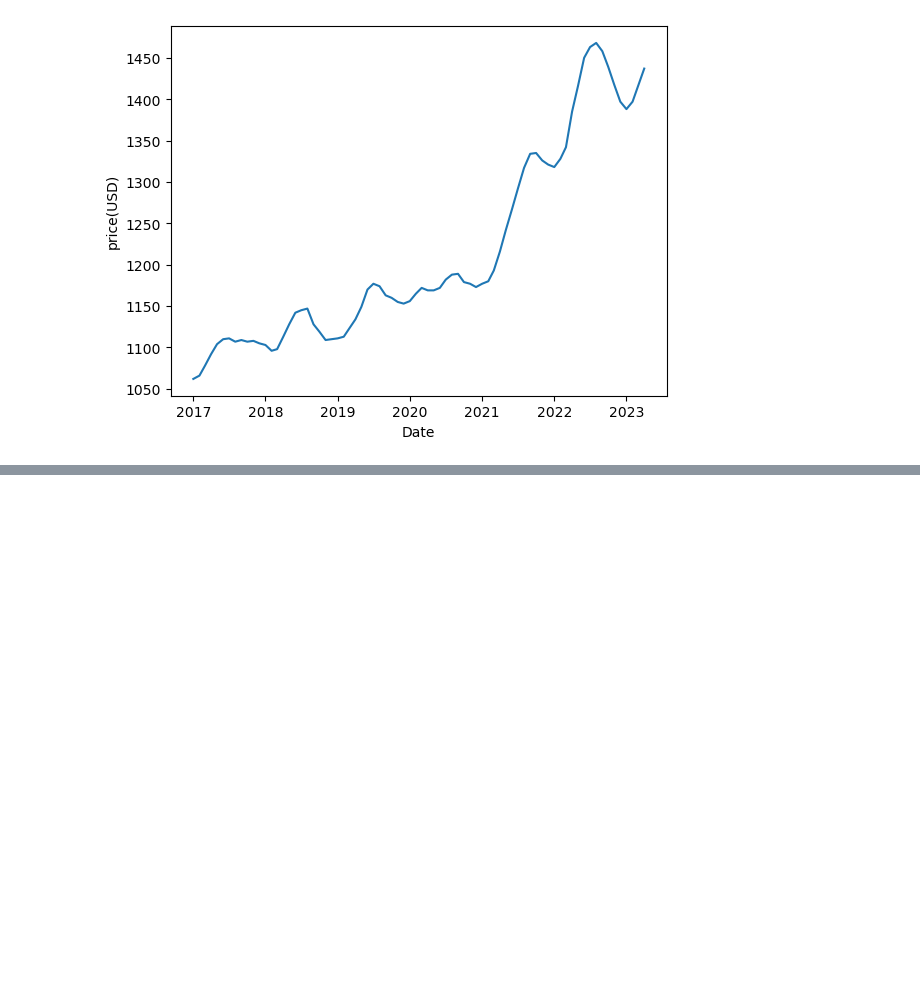
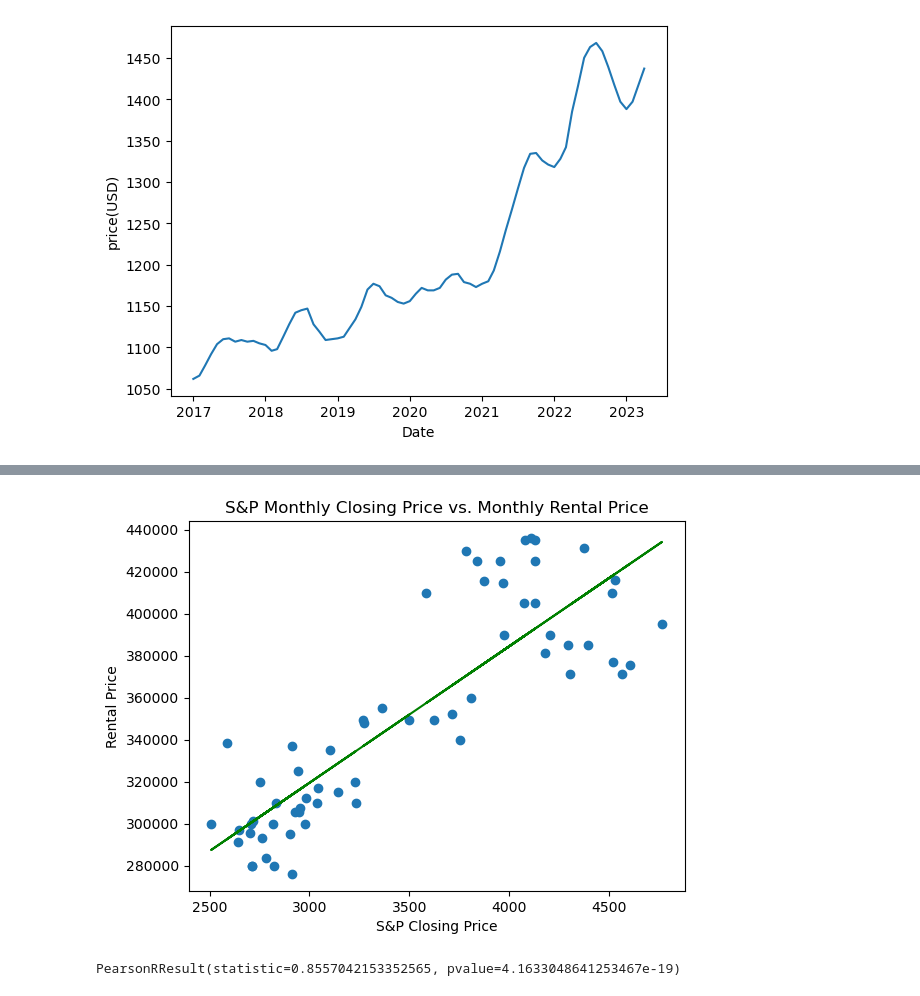
Before and after one commit to SamuelTHaynes/Bootcamp_Housing_Analysis, a Jupyter notebook: Johnson County Median Rent analysis.ipynb, the cells around one changed output, grey strips where cells are left out. Saved outputs shown, nothing was run; the diff lists cells and outputs as text; code cells hidden in the pictures; blank space fills up the shorter version.

```diff
--- a/Johnson County Median Rent analysis.ipynb
+++ b/Johnson County Median Rent analysis.ipynb
@@ -74,0 +163,16 @@ Text(0, 0.5, 'price(USD)')
+# %%
+df = pd.read_csv("newname.csv")
+#convert date to date data type
+periodbg_unformatted = df['period_begin']
+periodend_unformatted = df['period_end']
+periodbg_formatted = pd.to_datetime(periodbg_unformatted, format='%m/%d/%Y')
+periodend_formatted = pd.to_datetime(periodend_unformatted, format='%m/%d/%Y')
+df['period_begin'] = periodbg_formatted
+df['period_end'] = periodend_formatted
+
+#df_filtered = df[df['property_type'] == 'Single Family Residential']
+df_2018 = df.loc[(df['property_type'] =='Single Family Residential') & (df['period_begin'] >='2018-01-01')]
+
+#sort dates
+sorted_df_2018 = df_2018.sort_values(by='period_begin')
+sorted_df_2018
@@ -74,0 +193,4 @@ Text(0, 0.5, 'price(USD)')
+# %%
+# Merge Median Home Price Data and S&P Data
+Buy_SP_Df = pd.merge(sorted_df_2018, sandp_data_df, left_on='period_begin',right_on='date').reset_index()
+Buy_SP_Df.head()
@@ -74,0 +204,21 @@ Text(0, 0.5, 'price(USD)')
+# %%
+x_values = Buy_SP_Df['Price']
+y_values = Buy_SP_Df['median_sale_price']
+corr=round(st.pearsonr(Buy_SP_Df['Price'],Buy_SP_Df['median_sale_price'])[0],2)
+(slope,intercept,rvalue,pvalue,stderr) = st.linregress(x_values,y_values)
+regress_values = x_values * slope + intercept
+line_eq = "y = " + str(round(slope,2)) + "x + " + str(round(intercept,2))
+plt.scatter(x_values,y_values)
+plt.plot(x_values,regress_values,color='green')
+plt.annotate(line_eq,(0,50),fontsize=25,color="red")
+plt.xlabel('S&P Closing Price')
+plt.ylabel('Rental Price')
+plt.title('S&P Monthly Closing Price vs. Monthly Rental Price')
+plt.show()
+# %% [output]
+[figure, added]
+# %%
+r_value = st.pearsonr(Buy_SP_Df['median_sale_price'], Buy_SP_Df['Price'])
+print(r_value)
+# %% [output]
+PearsonRResult(statistic=0.8557042153352565, pvalue=4.1633048641253467e-19)
```
Also changed, not shown: parts of 11 cells of this notebook, 3 other files.
